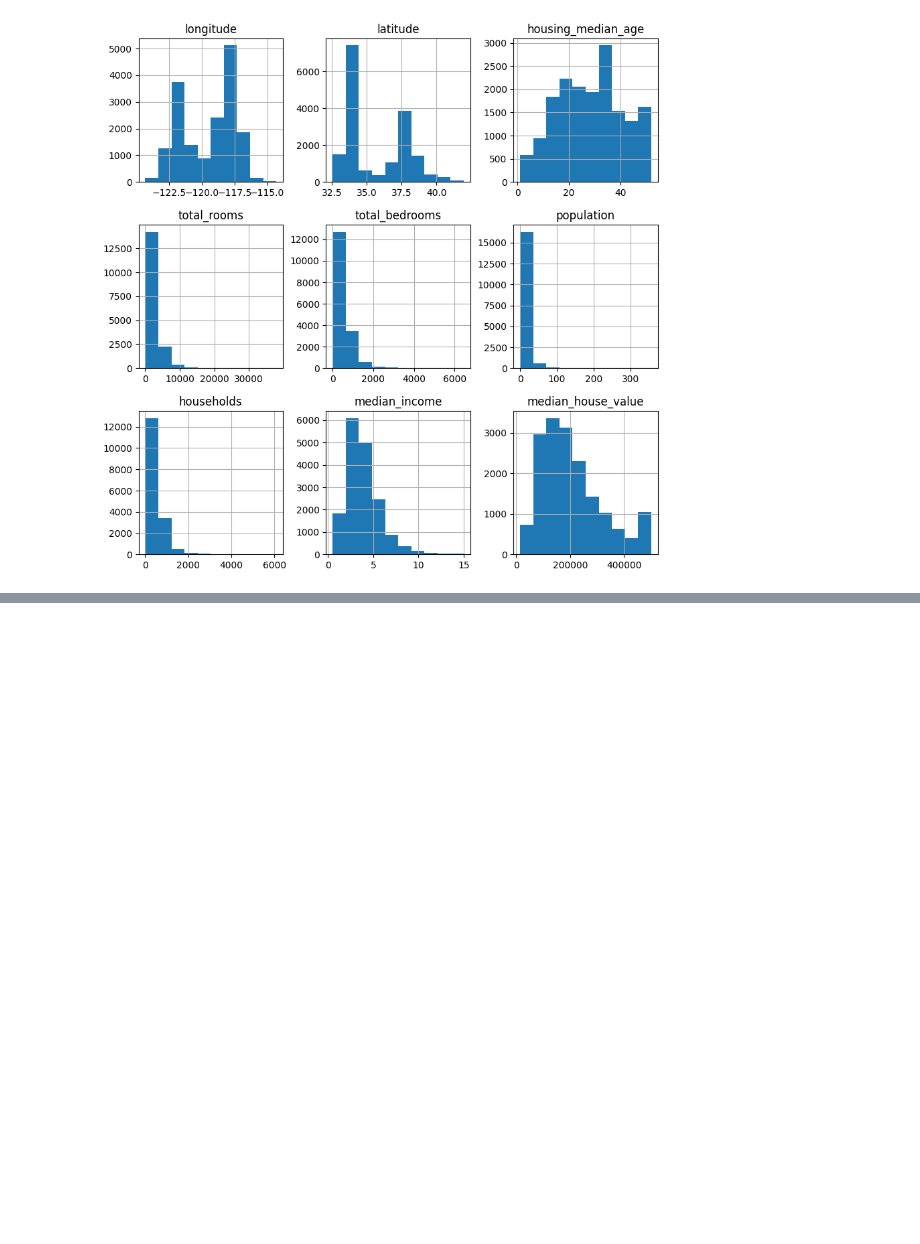
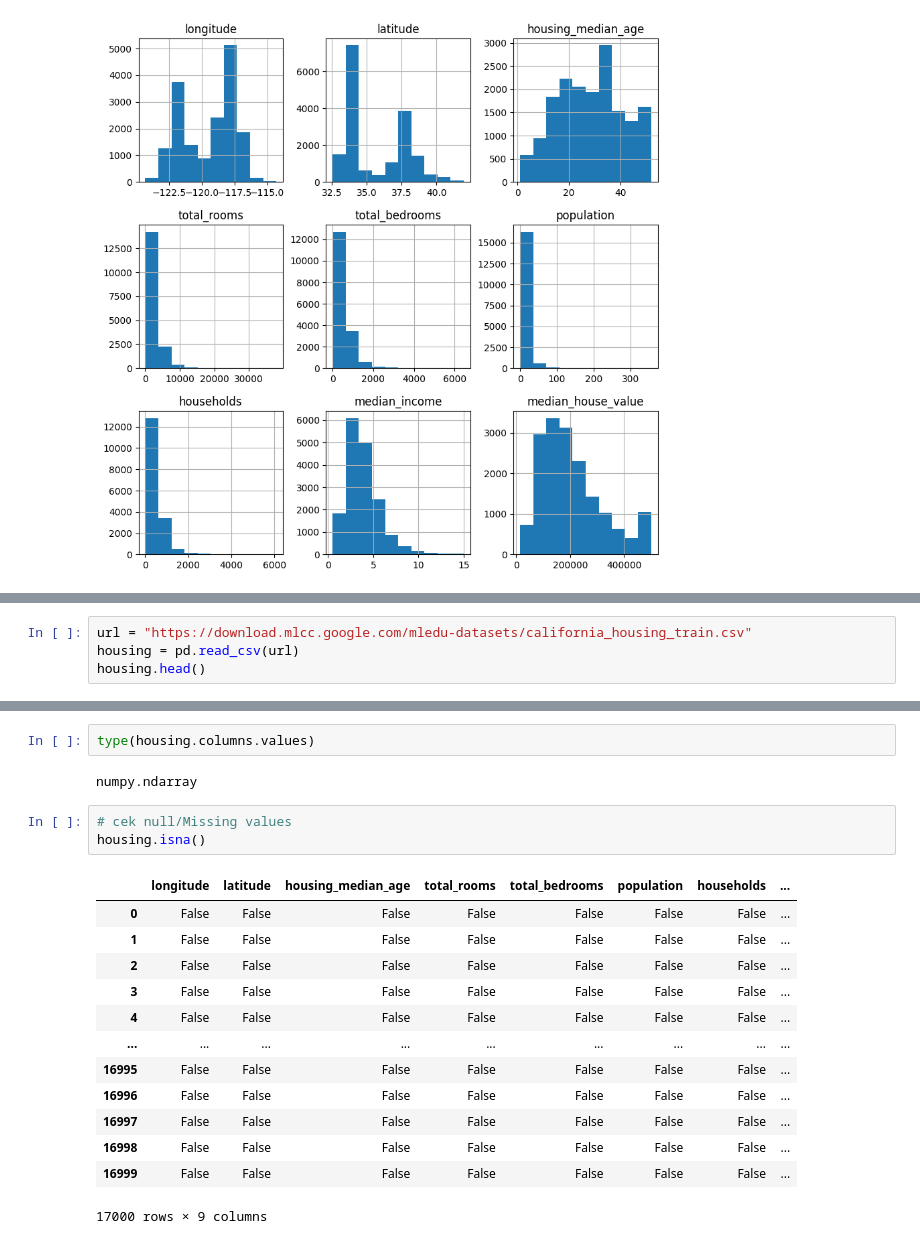
Before and after one commit to Aliyamkamila/Fundamental-Data-Science, a Jupyter notebook: Pandas.ipynb, the cells around one changed output, grey strips where cells are left out. Saved outputs shown, nothing was run; the diff lists cells and outputs as text; blank space fills up the shorter version.

```diff
--- a/Pandas.ipynb
+++ b/Pandas.ipynb
@@ -303,0 +308,4 @@ array([[<Axes: title={'center': 'longitude'}>,
+# %%
+url = "https://download.mlcc.google.com/mledu-datasets/california_housing_train.csv"
+housing = pd.read_csv(url)
+housing.head()
@@ -303,0 +330,21 @@ array([[<Axes: title={'center': 'longitude'}>,
+# %%
+type(housing.columns.values)
+# %% [output]
+numpy.ndarray
+# %%
+# cek null/Missing values
+housing.isna()
+# %% [output]
+|  | longitude | latitude | housing_median_age | total_rooms | total_bedrooms | population | households | ... |
+| 0 | False | False | False | False | False | False | False | ... |
+| 1 | False | False | False | False | False | False | False | ... |
+| 2 | False | False | False | False | False | False | False | ... |
+| 3 | False | False | False | False | False | False | False | ... |
+| 4 | False | False | False | False | False | False | False | ... |
+| ... | ... | ... | ... | ... | ... | ... | ... | ... |
+| 16995 | False | False | False | False | False | False | False | ... |
+| 16996 | False | False | False | False | False | False | False | ... |
+| 16997 | False | False | False | False | False | False | False | ... |
+| 16998 | False | False | False | False | False | False | False | ... |
+| 16999 | False | False | False | False | False | False | False | ... |
+17000 rows × 9 columns
```
Also changed, not shown: parts of 13 cells of this notebook.
